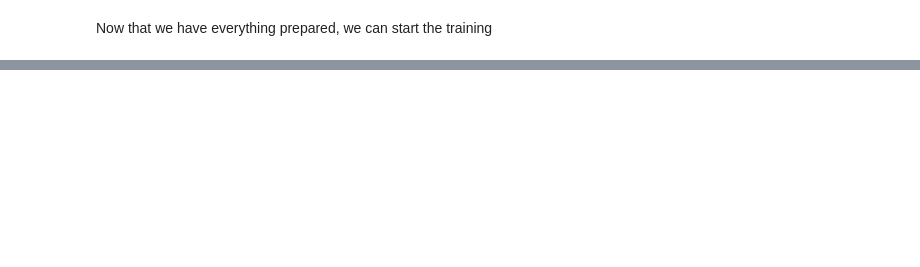
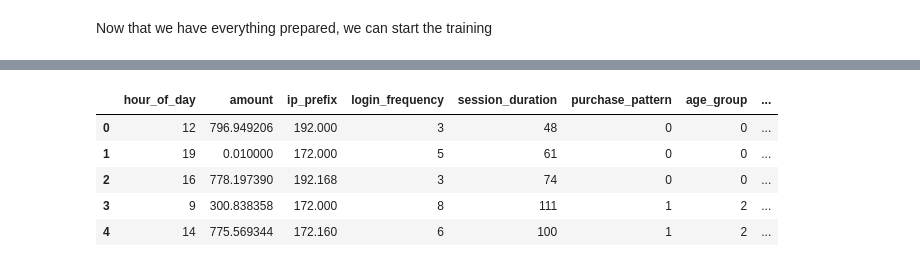
Before and after one commit to BrunoDuvane40/IART, a Jupyter notebook: projeto2/metaverse_transactions.ipynb, the cells around one changed output, grey strips where cells are left out. Drawn from its saved outputs; the diff is of its cells as text; code cells hidden in the pictures; blank space fills up the shorter version.

```diff
--- a/projeto2/metaverse_transactions.ipynb
+++ b/projeto2/metaverse_transactions.ipynb
@@ -267,0 +356,11 @@ Now that we have everything prepared, we can start the training
+# %%
+metaverse_data.drop(columns=['risk_score'], inplace=True)
+metaverse_data.drop(columns=['transaction_type'], inplace=True)
+metaverse_data.head()
+# %% [output]
+|  | hour_of_day | amount | ip_prefix | login_frequency | session_duration | purchase_pattern | age_group | ... |
+| 0 | 12 | 796.949206 | 192.000 | 3 | 48 | 0 | 0 | ... |
+| 1 | 19 | 0.010000 | 172.000 | 5 | 61 | 0 | 0 | ... |
+| 2 | 16 | 778.197390 | 192.168 | 3 | 74 | 0 | 0 | ... |
+| 3 | 9 | 300.838358 | 172.000 | 8 | 111 | 1 | 2 | ... |
+| 4 | 14 | 775.569344 | 172.160 | 6 | 100 | 1 | 2 | ... |
```
Also changed, not shown: parts of 12 cells of this notebook, 1 other file.
